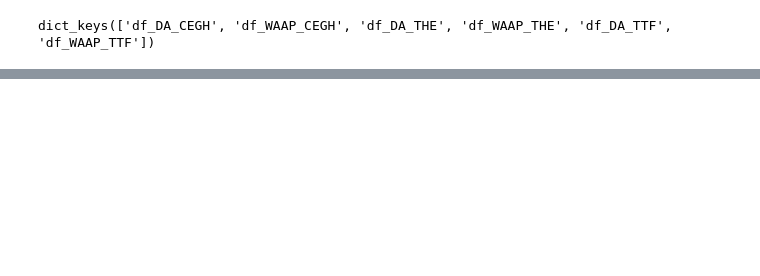
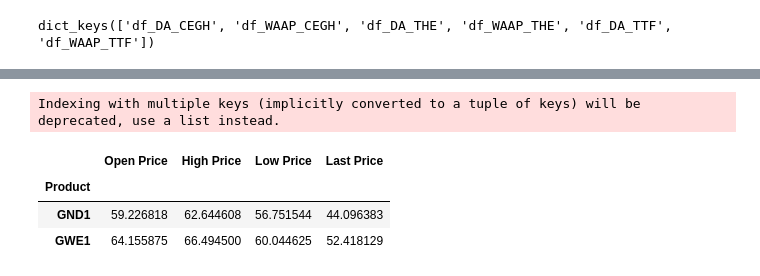
Before and after one commit to johannesgl4d0s/DADQ_gas_price_project, a Jupyter notebook: Projekt/commodity_market.ipynb, the cells around one changed output, grey strips where cells are left out. Saved outputs shown, nothing was run; the diff lists cells and outputs as text; code cells hidden in the pictures; blank space fills up the shorter version.

```diff
--- a/Projekt/commodity_market.ipynb
+++ b/Projekt/commodity_market.ipynb
@@ -99,0 +103,8 @@ df['EGSI']['Price'].plot()
+# %%
+commodity['df_DA_CEGH'].groupby(by = ['Product'])['Open Price','High Price','Low Price','Last Price'].mean()
+# %% [output]
+Indexing with multiple keys (implicitly converted to a tuple of keys) will be deprecated, use a list instead.
+|  | Open Price | High Price | Low Price | Last Price |
+| Product |  |  |  |  |
+| GND1 | 59.226818 | 62.644608 | 56.751544 | 44.096383 |
+| GWE1 | 64.155875 | 66.494500 | 60.044625 | 52.418129 |
```
Also changed, not shown: parts of 19 cells of this notebook.
